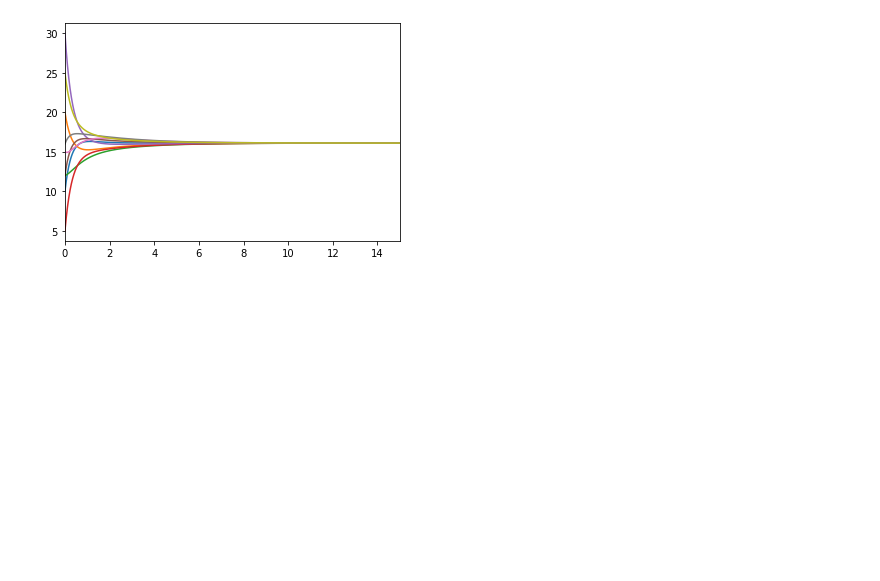
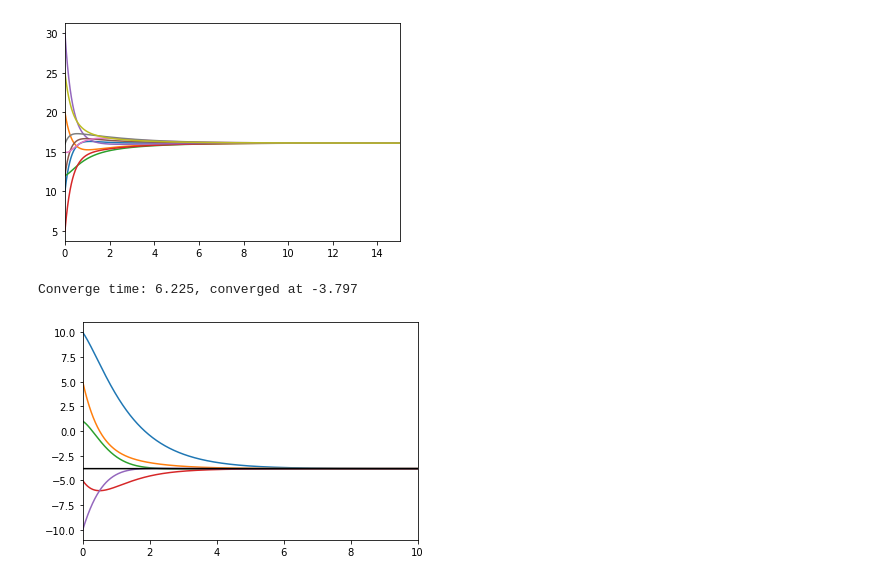
Before and after one commit to Sutopia/SRSeries2, a Jupyter notebook: getLaplacian.ipynb, the cells around one changed output. Drawn from its saved outputs; the diff is of its cells as text; code cells hidden in the pictures; blank space fills up the shorter version.

Commit message:
Finished Exercise 3

```diff
--- a/getLaplacian.ipynb
+++ b/getLaplacian.ipynb
@@ -203,3 +203,27 @@ print('Converge time: %.3f'%time_of_consensus(timelog, statelog, 0.01))
 Smallest non-0 eigenvalue = 0.4679
 Converge time: 12.920
 [figure]
+# %%
+# Exercise 3
+Graph = [[1,0],
+         [1,2],
+         [2,4],
+         [4,1],
+         [4,3],
+         [3,2]]
+Laplacian = get_laplacian(Graph, 5, True)
+x_0 = [10,5,1,-5,-10]
+# print('Smallest non-0 eigenvalue = %.4f'%numpy.sort(eigvals(Laplacian))[1])
+timelog, statelog = simulate_consensus(x_0, 10, Laplacian,)
+# %matplotlib inline
+plt.clf()
+for i in range(len(x_0)):
+    plt.plot(timelog, statelog[i])
+plt.plot(timelog,[-3.8]*len(timelog),C='black') #Expected convergence value
+plt.xlim(0,10)
+plt.show
+
+print('Converge time: %.3f, converged at %.3f'%(time_of_consensus(timelog, statelog, 0.1),statelog[0][len(timelog)-1]))
+# %% [output]
+Converge time: 6.225, converged at -3.797
+[figure, added]
```
Also changed, not shown: parts of 3 cells of this notebook.
